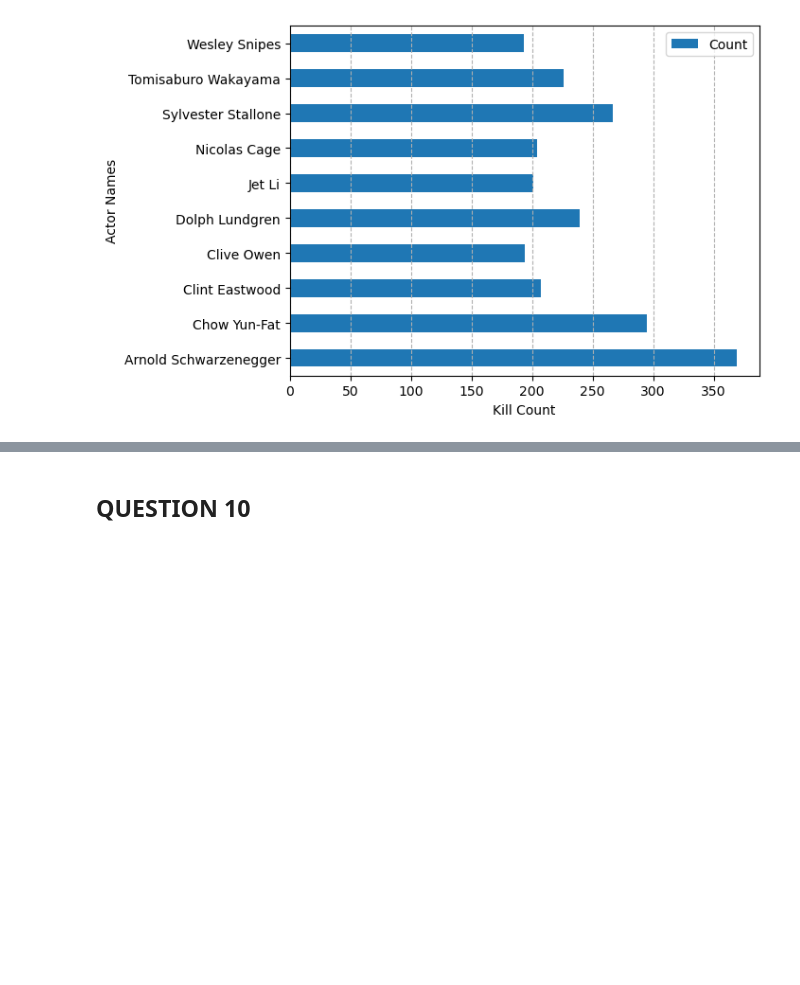
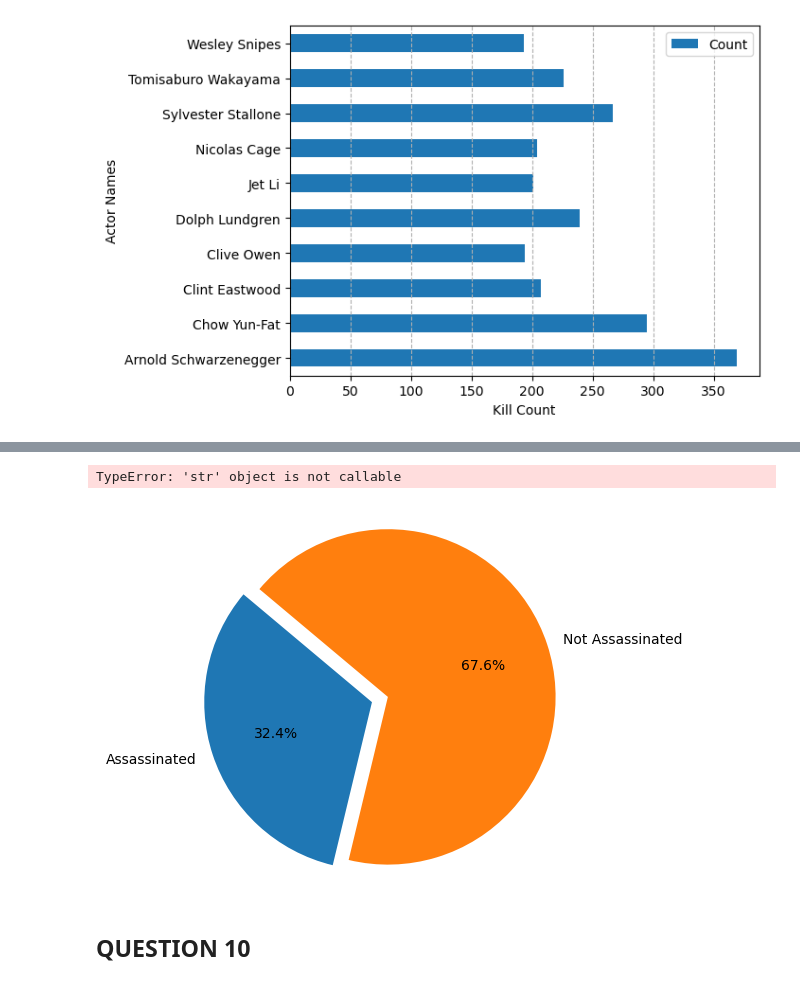
Before and after one commit to AbisolaOlakanmi/Abisola.Olakanmi.BDAT1004PS3, a Jupyter notebook: Abisola.Olakanmi.BDAT1004PS3.ipynb, the cells around one changed output, grey strips where cells are left out. Cells and saved outputs as stored; diff of their text form; code cells hidden in the pictures; blank space fills up the shorter version.

```diff
--- a/Abisola.Olakanmi.BDAT1004PS3.ipynb
+++ b/Abisola.Olakanmi.BDAT1004PS3.ipynb
@@ -1102,0 +1089,7 @@ plt.show()
+# %%
+# The path to our CSV file
+file = "roman-emperor-reigns.csv"
+
+# Read our Crowdfunding data into pandas
+emperor_reigns = pd.read_csv(file)
+emperor_reigns.head()
@@ -1102,0 +1103,5 @@ plt.show()
+# %%
+emperor_reigns= emperor_reigns[emperor_reigns["Cause_of_Death"]=="Assassinated"]
+fig = px.pie(emperor_reigns, values=emperor_reigns.Length_of_Reign, names=emperor_reigns.Emperor)
+
+fig.show()
@@ -1103,2 +1110,28 @@ plt.show()
+# %%
+import pandas as pd
+import matplotlib.pyplot as plt
+
+# Assuming 'emperor_reigns' is your DataFrame containing the data
+
+# Calculate the fraction of Roman Emperors that were assassinated
+total_emperors = len(emperor_reigns)
+assassinated_emperors = (emperor_reigns['Cause_of_Death'] == 'Assassinated').sum()
+fraction_assassinated = assassinated_emperors / total_emperors
+
+# Create a pie chart
+labels = ['Assassinated', 'Not Assassinated']
+sizes = [fraction_assassinated, 1 - fraction_assassinated]
+explode = (0.1, 0)  # explode the first slice
+plt.pie(sizes, explode=explode, labels=labels, autopct='%1.1f%%', startangle=140)
+plt.axis('equal')  # Equal aspect ratio ensures that pie is drawn as a circle
+
+# Set plot title
+plt.title('Fraction of Roman Emperors Assassinated')
+
+# Show the plot
+plt.show()
+# %% [output]
+TypeError: 'str' object is not callable
+[figure, added]
 # %% [markdown]
 ## QUESTION 10
```
Also changed, not shown: parts of 19 cells of this notebook.
